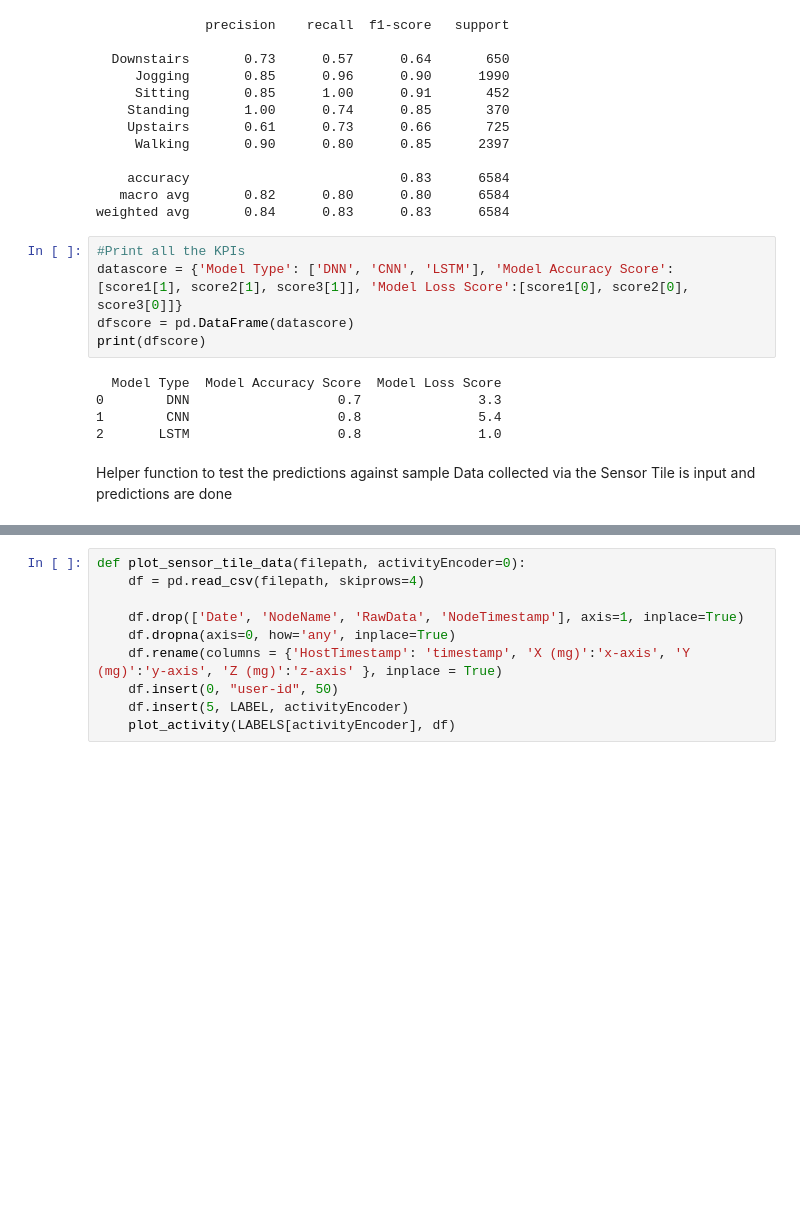
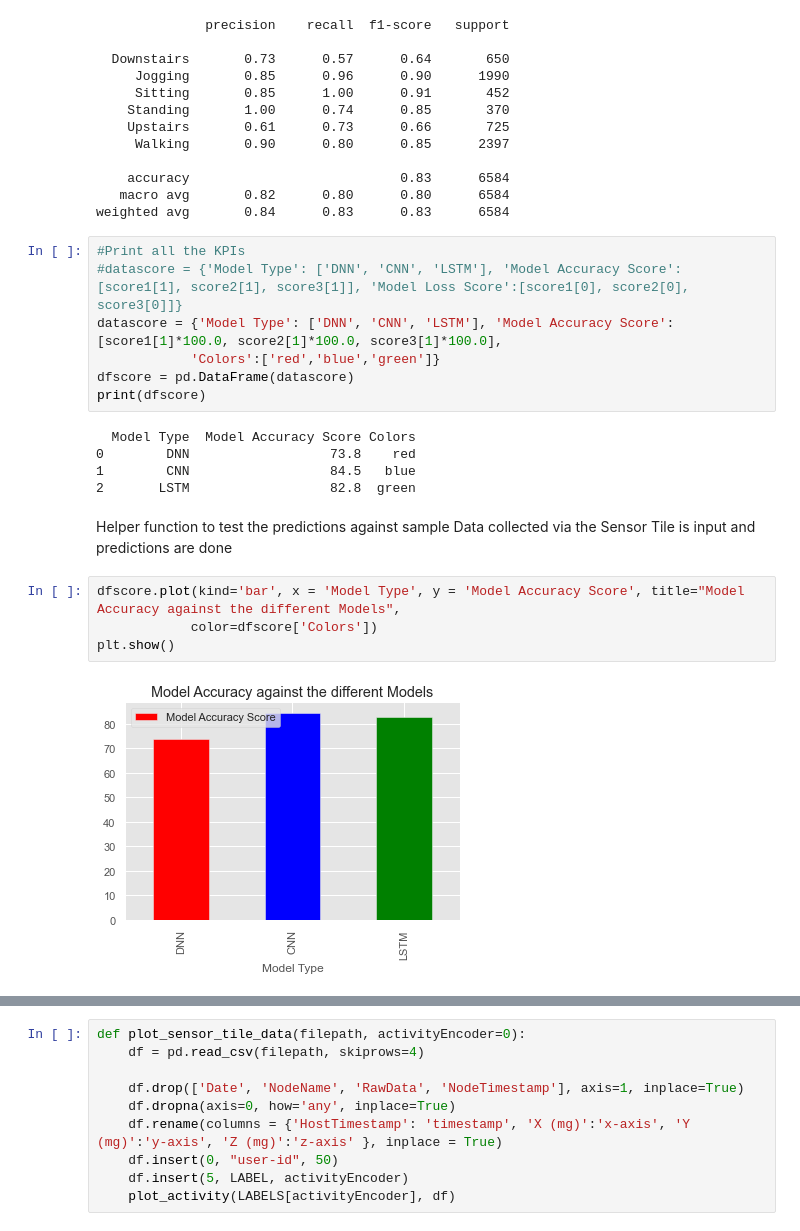
Before and after one commit to gsreddy99/har, a Jupyter notebook: HumanActivityRecognitionUsingWisdm.ipynb, the cells around one changed output, grey strips where cells are left out. Drawn from its saved outputs; the diff is of its cells as text; blank space fills up the shorter version.

```diff
--- a/HumanActivityRecognitionUsingWisdm.ipynb
+++ b/HumanActivityRecognitionUsingWisdm.ipynb
@@ -798,16 +799,24 @@ Loss on test data for LSTM model : 1.02
 weighted avg       0.84      0.83      0.83      6584
 # %%
 #Print all the KPIs
-datascore = {'Model Type': ['DNN', 'CNN', 'LSTM'], 'Model Accuracy Score': [score1[1], score2[1], score3[1]], 'Model Loss Score':[score1[0], score2[0], score3[0]]}
+#datascore = {'Model Type': ['DNN', 'CNN', 'LSTM'], 'Model Accuracy Score': [score1[1], score2[1], score3[1]], 'Model Loss Score':[score1[0], score2[0], score3[0]]}
+datascore = {'Model Type': ['DNN', 'CNN', 'LSTM'], 'Model Accuracy Score': [score1[1]*100.0, score2[1]*100.0, score3[1]*100.0],
+            'Colors':['red','blue','green']}
 dfscore = pd.DataFrame(datascore)
 print(dfscore)
 # %% [output]
-  Model Type  Model Accuracy Score  Model Loss Score
-0        DNN                   0.7               3.3
-1        CNN                   0.8               5.4
-2       LSTM                   0.8               1.0
+  Model Type  Model Accuracy Score Colors
+0        DNN                  73.8    red
+1        CNN                  84.5   blue
+2       LSTM                  82.8  green
 # %% [markdown]
 Helper function to test the predictions against sample Data collected via the Sensor Tile is input and predictions are done
+# %%
+dfscore.plot(kind='bar', x = 'Model Type', y = 'Model Accuracy Score', title="Model Accuracy against the different Models",
+            color=dfscore['Colors'])
+plt.show()
+# %% [output]
+[figure, added]
 # %%
 def read_and_parse_test_file(filepath, model, activityEncoder=0, modelType=1):
     df = pd.read_csv(filepath, skiprows=4)
```
Also changed, not shown: parts of 110 cells of this notebook, 1 other file.
